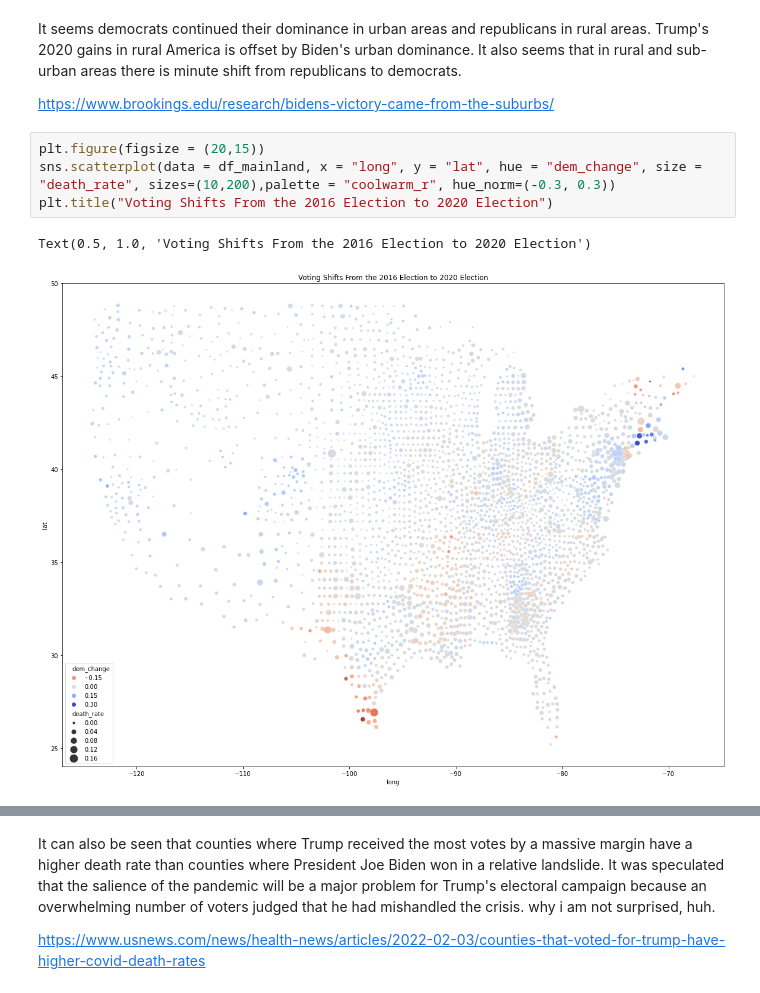
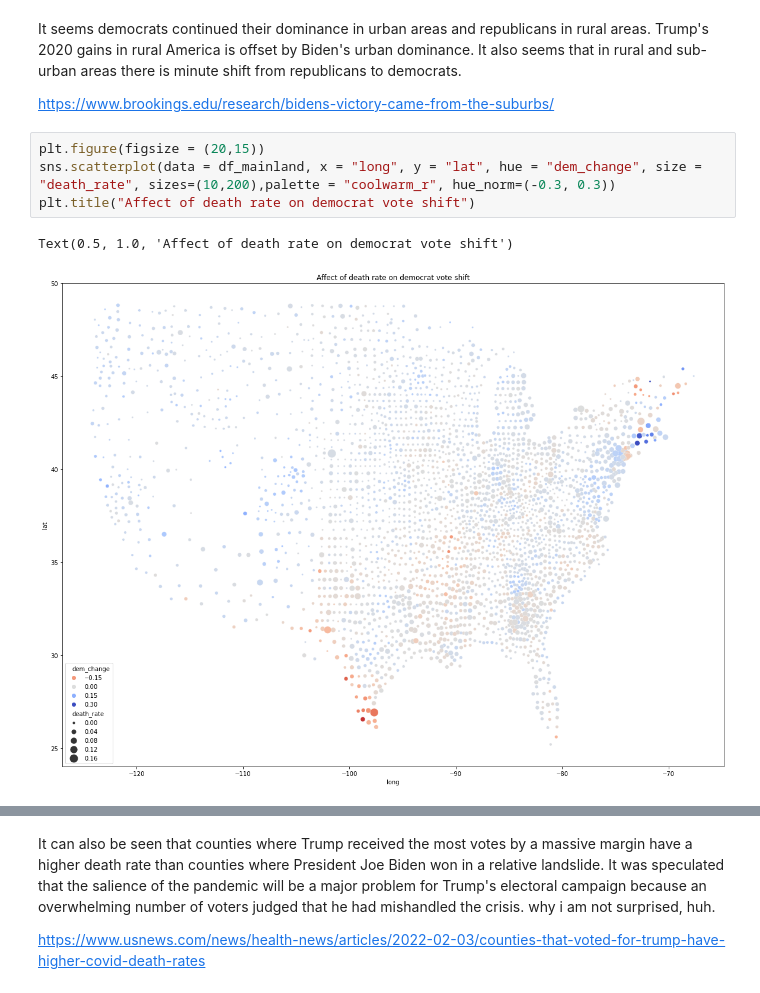
Before and after one commit to kandalkarankita/Arima_HDSC_winter_2022, a Jupyter notebook: Predicting_Influence.ipynb, the cells around one changed output, grey strips where cells are left out. Drawn from its saved outputs; the diff is of its cells as text.

Commit message:
Plot Correction

```diff
--- a/Predicting_Influence.ipynb
+++ b/Predicting_Influence.ipynb
@@ -93,10 +93,10 @@ https://www.brookings.edu/research/bidens-victory-came-from-the-suburbs/
 # %%
 plt.figure(figsize = (20,15))
 sns.scatterplot(data = df_mainland, x = "long", y = "lat", hue = "dem_change", size = "death_rate", sizes=(10,200),palette = "coolwarm_r", hue_norm=(-0.3, 0.3))
-plt.title("Voting Shifts From the 2016 Election to 2020 Election")
+plt.title("Affect of death rate on democrat vote shift")
 # %% [output]
-Text(0.5, 1.0, 'Voting Shifts From the 2016 Election to 2020 Election')
+Text(0.5, 1.0, 'Affect of death rate on democrat vote shift')
-[figure, old version]
+[figure, new version]
 # %%
 plt.figure(figsize = (20,15))
 sns.scatterplot(data = df, x = "trump_change", y = "death_rate", hue = "trump_change", size = "death_rate",palette = "coolwarm", sizes=(10,200), hue_norm=(-0.3, 0.3))
```
Also changed, not shown: parts of 10 cells of this notebook.
